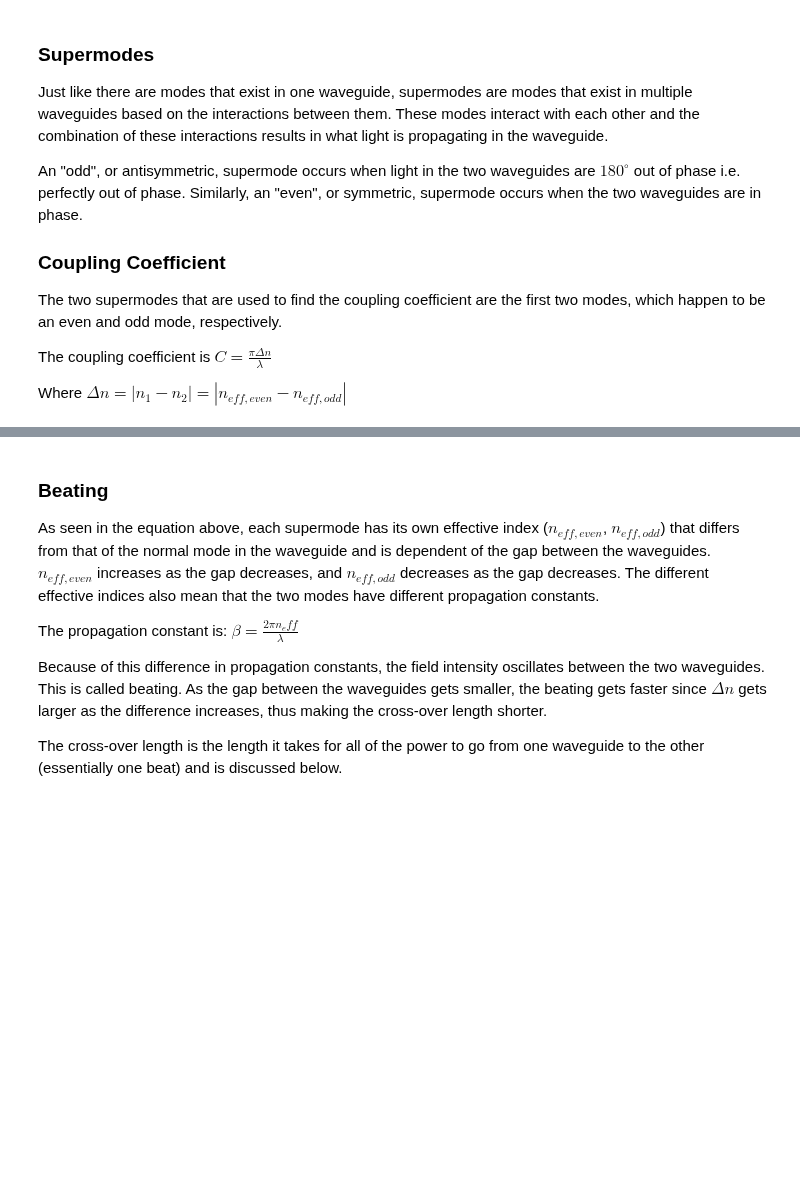
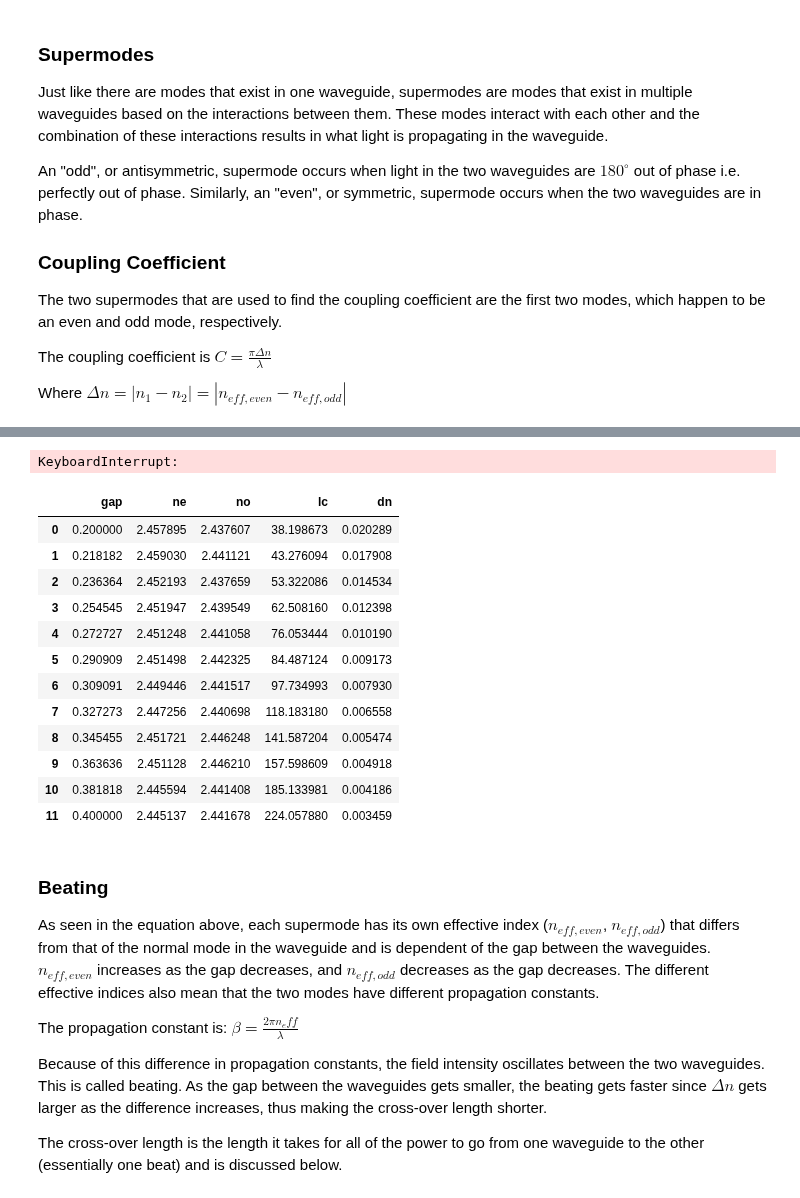
Before and after one commit to BYUCamachoLab/Photonics-Bootcamp, a Jupyter notebook: book/pages/directional_couplers.ipynb, the cells around one changed output, grey strips where cells are left out. Cells and saved outputs as stored; diff of their text form; code cells hidden in the pictures; blank space fills up the shorter version.

```diff
--- a/book/pages/directional_couplers.ipynb
+++ b/book/pages/directional_couplers.ipynb
@@ -66,3 +69,25 @@ def MPB_eigenmode():
+# %%
+df = gm.coupler.find_coupling_vs_gap()
+gm.find_modes_waveguide()
+gm.find_neff_vs_width()
+# %% [output]
+KeyboardInterrupt:
+# %%
+gm.find_coupling_vs_gap(gap1=0.2, steps=12, nmodes=4, wavelength=1.55)
+# %% [output]
+|  | gap | ne | no | lc | dn |
+| 0 | 0.200000 | 2.457895 | 2.437607 | 38.198673 | 0.020289 |
+| 1 | 0.218182 | 2.459030 | 2.441121 | 43.276094 | 0.017908 |
+| 2 | 0.236364 | 2.452193 | 2.437659 | 53.322086 | 0.014534 |
+| 3 | 0.254545 | 2.451947 | 2.439549 | 62.508160 | 0.012398 |
+| 4 | 0.272727 | 2.451248 | 2.441058 | 76.053444 | 0.010190 |
+| 5 | 0.290909 | 2.451498 | 2.442325 | 84.487124 | 0.009173 |
+| 6 | 0.309091 | 2.449446 | 2.441517 | 97.734993 | 0.007930 |
+| 7 | 0.327273 | 2.447256 | 2.440698 | 118.183180 | 0.006558 |
+| 8 | 0.345455 | 2.451721 | 2.446248 | 141.587204 | 0.005474 |
+| 9 | 0.363636 | 2.451128 | 2.446210 | 157.598609 | 0.004918 |
+| 10 | 0.381818 | 2.445594 | 2.441408 | 185.133981 | 0.004186 |
+| 11 | 0.400000 | 2.445137 | 2.441678 | 224.057880 | 0.003459 |
 # %% [markdown]
 ### Beating
 As seen in the equation above, each supermode has its own effective index ($n_{eff,even}$, $n_{eff,odd}$) that differs from that of the normal mode in the waveguide and is dependent of the gap between the waveguides. $n_{eff,even}$ increases as the gap decreases, and $n_{eff,odd}$ decreases as the gap decreases. The different effective indices also mean that the two modes have different propagation constants.
```
Also changed, not shown: parts of 2 cells of this notebook.
